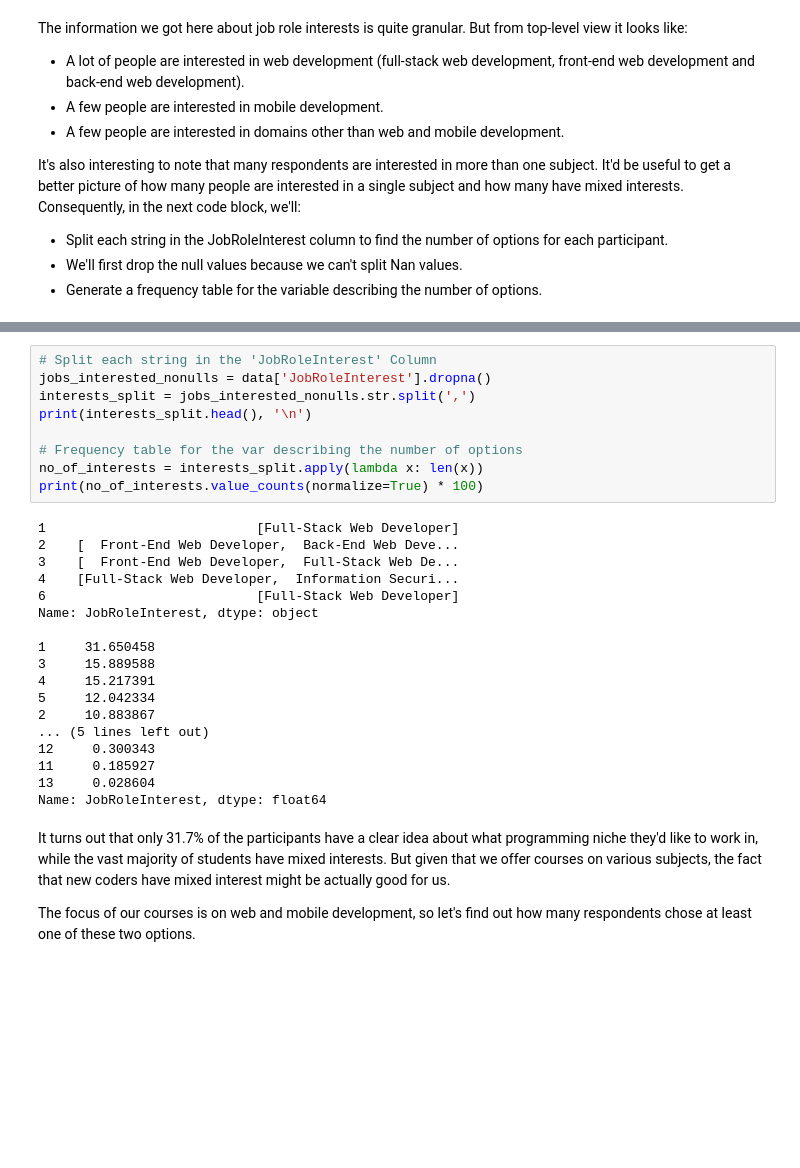
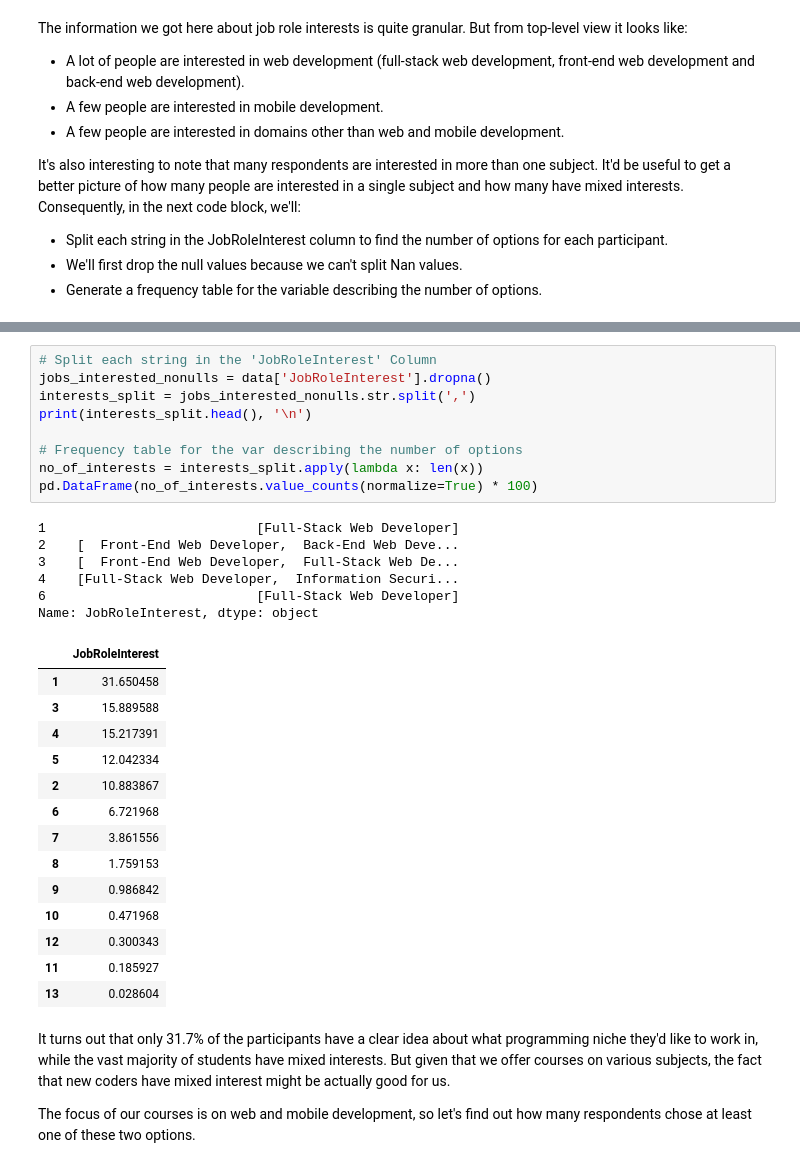
Before and after one commit to nveenverma/Projects, a Jupyter notebook: Finding the Best Markets to Advertise In/main.ipynb, the cells around one changed output, grey strips where cells are left out. Drawn from its saved outputs; the diff is of its cells as text; blank space fills up the shorter version.

```diff
--- a/Finding the Best Markets to Advertise In/main.ipynb
+++ b/Finding the Best Markets to Advertise In/main.ipynb
@@ -73,30 +86,33 @@ It's also interesting to note that many respondents are interested in more than
 # %%
 # Split each string in the 'JobRoleInterest' Column
 jobs_interested_nonulls = data['JobRoleInterest'].dropna()
 interests_split = jobs_interested_nonulls.str.split(',')
 print(interests_split.head(), '\n')
 
 # Frequency table for the var describing the number of options
 no_of_interests = interests_split.apply(lambda x: len(x))
-print(no_of_interests.value_counts(normalize=True) * 100)
+pd.DataFrame(no_of_interests.value_counts(normalize=True) * 100)
 # %% [output]
 1                           [Full-Stack Web Developer]
 2    [  Front-End Web Developer,  Back-End Web Deve...
 3    [  Front-End Web Developer,  Full-Stack Web De...
 4    [Full-Stack Web Developer,  Information Securi...
 6                           [Full-Stack Web Developer]
 Name: JobRoleInterest, dtype: object
-
-1     31.650458
-3     15.889588
-4     15.217391
-5     12.042334
-2     10.883867
-... (5 lines left out)
-12     0.300343
-11     0.185927
-13     0.028604
-Name: JobRoleInterest, dtype: float64
+|  | JobRoleInterest |
+| 1 | 31.650458 |
+| 3 | 15.889588 |
+| 4 | 15.217391 |
+| 5 | 12.042334 |
+| 2 | 10.883867 |
+| 6 | 6.721968 |
+| 7 | 3.861556 |
+| 8 | 1.759153 |
+| 9 | 0.986842 |
+| 10 | 0.471968 |
+| 12 | 0.300343 |
+| 11 | 0.185927 |
+| 13 | 0.028604 |
 # %% [markdown]
 It turns out that only 31.7% of the participants have a clear idea about what programming niche they'd like to work in, while the vast majority of students have mixed interests. But given that we offer courses on various subjects, the fact that new coders have mixed interest might be actually good for us.
 
```
Also changed, not shown: parts of 7 cells of this notebook, 37 other files.
